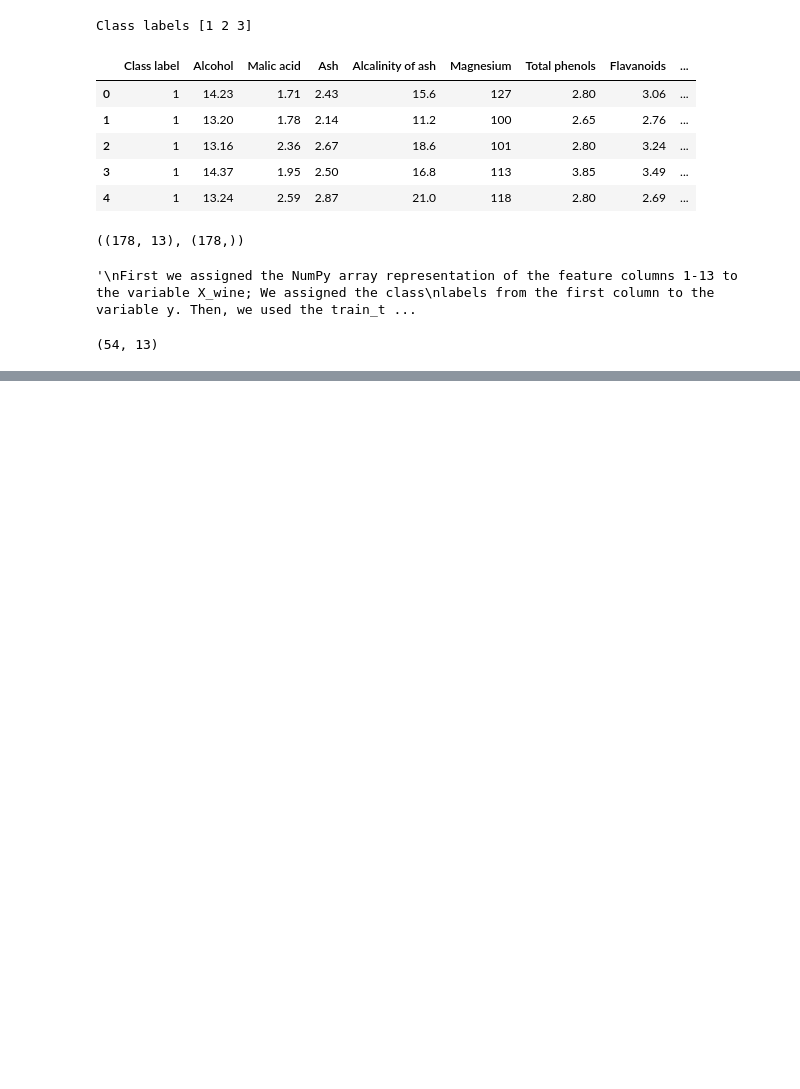
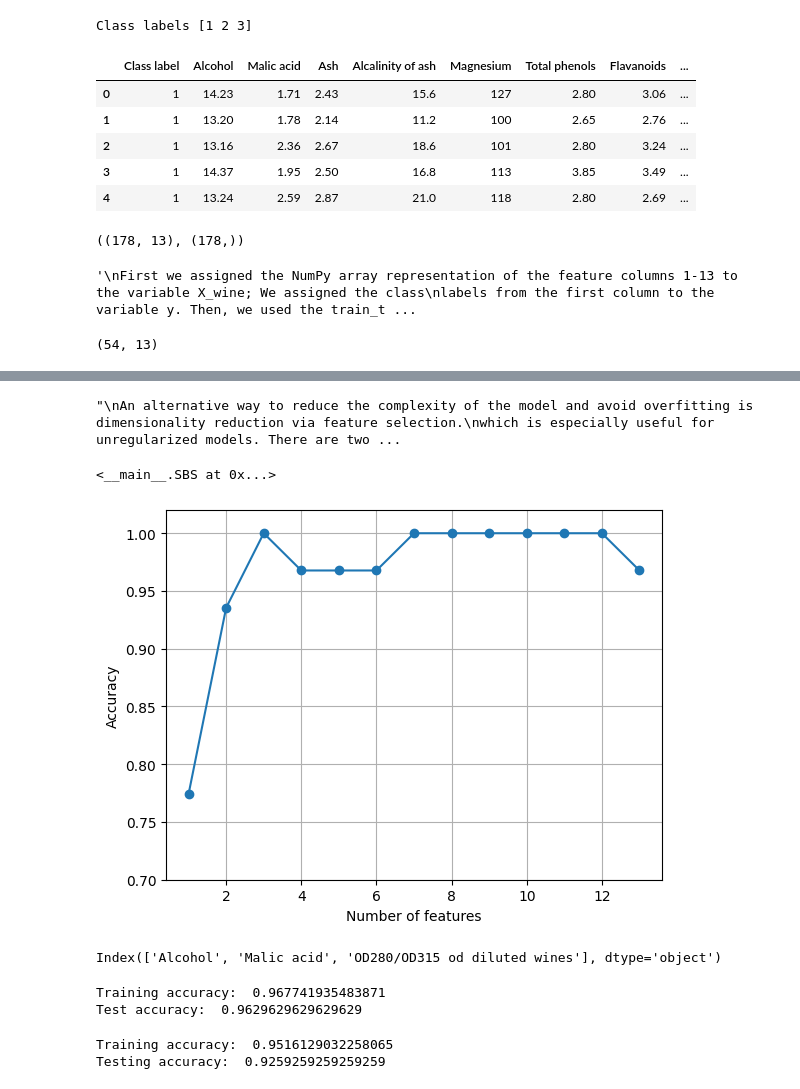
Before and after one commit to m-wambua/python-machine-learning, a Jupyter notebook: missing_values.ipynb, the cells around one changed output, grey strips where cells are left out. Drawn from its saved outputs; the diff is of its cells as text; code cells hidden in the pictures; blank space fills up the shorter version.

Commit message:
using dimensionality reduction

```diff
--- a/missing_values.ipynb
+++ b/missing_values.ipynb
@@ -480,0 +625,34 @@ X_wine_test_std=stdsc.fit(X_wine_test)
+# %%
+'''Sequnetial feature selection algorithm'''
+
+'''
+An alternative way to reduce the complexity of the model and avoid overfitting is dimensionality reduction via feature selection.
+which is especially useful for unregularized models. There are two main categories of dimensionality reduction techniques:
+feature selection and feature extraction. Via feature selection, we select a subset of the original features, whereas in feature
+extraction, we derive information from the feature set to construct a new subspace.
+
+Sequential feature selection algorithms are a family of greedy search algorithms that are used to reduce an initial
+d-dimensional feature space to a k-dimensional feature subspace where k<d.The motivation behind feature selection algorithm
+is to automatically select a subset of features that are most relevant to the problem, to improve computational effeciency or
+reduce the generalization error of the model by removing irrelevant features or noise, which can be useful for algorithms
+that don't support regularization.
+
+A classical sequential feature selection aglorithm is Sequential Backward Selection (SBS), which aims to reduce the dimensionality
+of the initial feature subspace with a minimum decay in performance of the classifier to improve upon computational efficiency.
+In certain cases SBS can even improve the predictive power of the model if a model suffers from overfitting.
+
+
+Greedy algorithms make locally optimal choices at each stage of a combinatorial search problem and generally yield a suboptimal
+solution to the problem, in contrast to exhaustive search algorithms, which evaluate all possible combinations and guaranteed to find
+the optimal solution. However in practice, an exhaustive search is often comoutationally not feasible, whereas greedy algorithms
+allow for a less complex computationally more efficient solution.
+
+The idea begind the SBS is quite simple: SBS sequentially removes features from the full feature subset until the new feature
+subspace contains the desired number of features. In order to determine which feature is to be removed at each stage, we need
+to define the criterion function J that we want to minimize. The criterion calculated by the criterion function can simply be
+the difference in performance of the classifier before and after the removal of a particular feature that maximizes this
+criterion; or in more intuitive terms, at ecah stage we eliminate the feature that causes the least performance loss after
+removal.
+'''
+# %% [output]
+"\nAn alternative way to reduce the complexity of the model and avoid overfitting is dimensionality reduction via feature selection.\nwhich is especially useful for unregularized models. There are two ...
@@ -480,0 +709,41 @@ X_wine_test_std=stdsc.fit(X_wine_test)
+# %%
+import matplotlib.pyplot as plt
+from sklearn.neighbors import KNeighborsClassifier
+#from sbs import SBS
+
+
+knn=KNeighborsClassifier(n_neighbors=5)
+sbs=SBS(knn,k_features=1)
+sbs.fit(X_wine_train_std,y_wine_train)
+# %% [output]
+<__main__.SBS at 0x...>
+# %%
+k_feat=[len(k) for k in sbs.subsets_]
+
+plt.plot(k_feat,sbs.scores_,marker='o')
+plt.ylim([0.7,1.02])
+plt.ylabel('Accuracy')
+plt.xlabel('Number of features')
+plt.grid()
+plt.show()
+# %% [output]
+[figure, added]
+# %%
+k3=list(sbs.subsets_[10])
+print(df_wine.columns[1:][k3])
+# %% [output]
+Index(['Alcohol', 'Malic acid', 'OD280/OD315 od diluted wines'], dtype='object')
+# %%
+knn.fit(X_wine_train_std,y_wine_train)
+print("Training accuracy: ",knn.score(X_wine_train_std,y_wine_train))
+print("Test accuracy: ",knn.score(X_wine_test_std,y_wine_test))
+# %% [output]
+Training accuracy:  0.967741935483871
+Test accuracy:  0.9629629629629629
+# %%
+knn.fit(X_wine_train_std[:,k3],y_wine_train)
+print("Training accuracy: ",knn.score(X_wine_train_std[:,k3],y_wine_train))
+print("Testing accuracy: ",knn.score(X_wine_test_std[:,k3],y_wine_test))
+# %% [output]
+Training accuracy:  0.9516129032258065
+Testing accuracy:  0.9259259259259259
```
Also changed, not shown: parts of 12 cells of this notebook, 10 other files.
